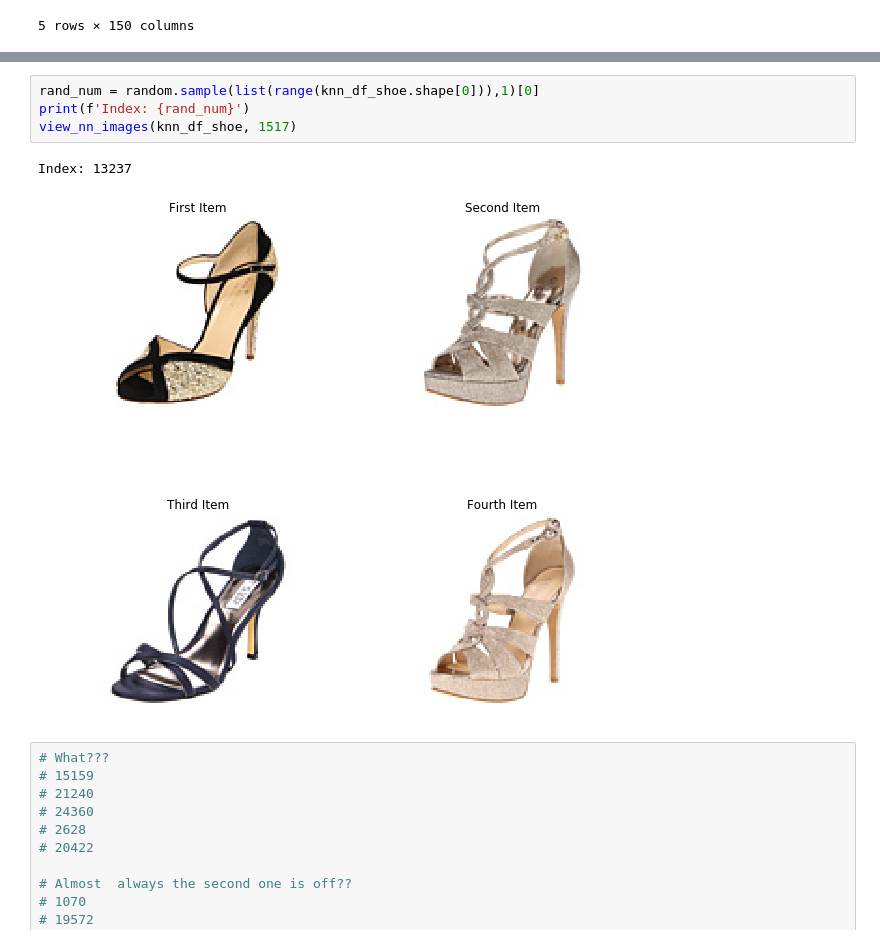
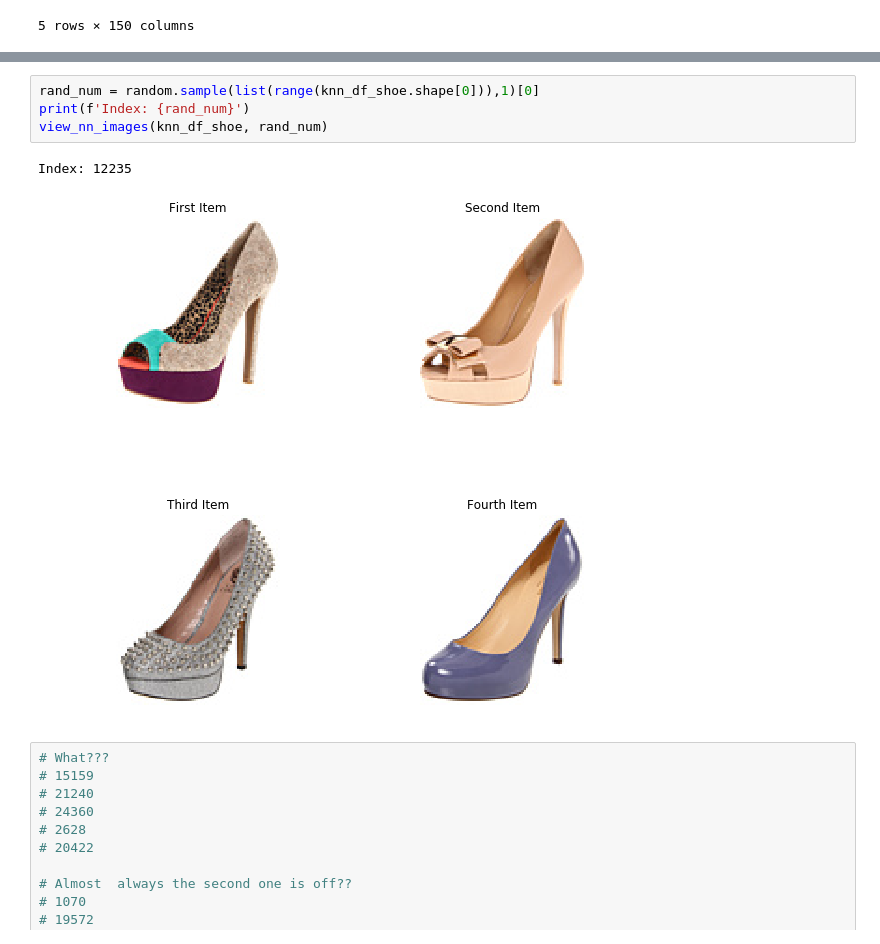
Before and after one commit to maicat11/Project_5, a Jupyter notebook: notebooks/nn_recommender.ipynb, the cells around one changed output, grey strips where cells are left out. Saved outputs shown, nothing was run; the diff lists cells and outputs as text.

```diff
--- a/notebooks/nn_recommender.ipynb
+++ b/notebooks/nn_recommender.ipynb
@@ -115,10 +116,10 @@ knn_df_shoe.head()
 # %%
 rand_num = random.sample(list(range(knn_df_shoe.shape[0])),1)[0]
 print(f'Index: {rand_num}')
-view_nn_images(knn_df_shoe, 1517)
+view_nn_images(knn_df_shoe, rand_num)
 # %% [output]
-Index: 13237
+Index: 12235
-[figure, old version]
+[figure, new version]
 # %%
 # What???
 # 15159
```
Also changed, not shown: parts of 2 cells of this notebook, 46 other files.
